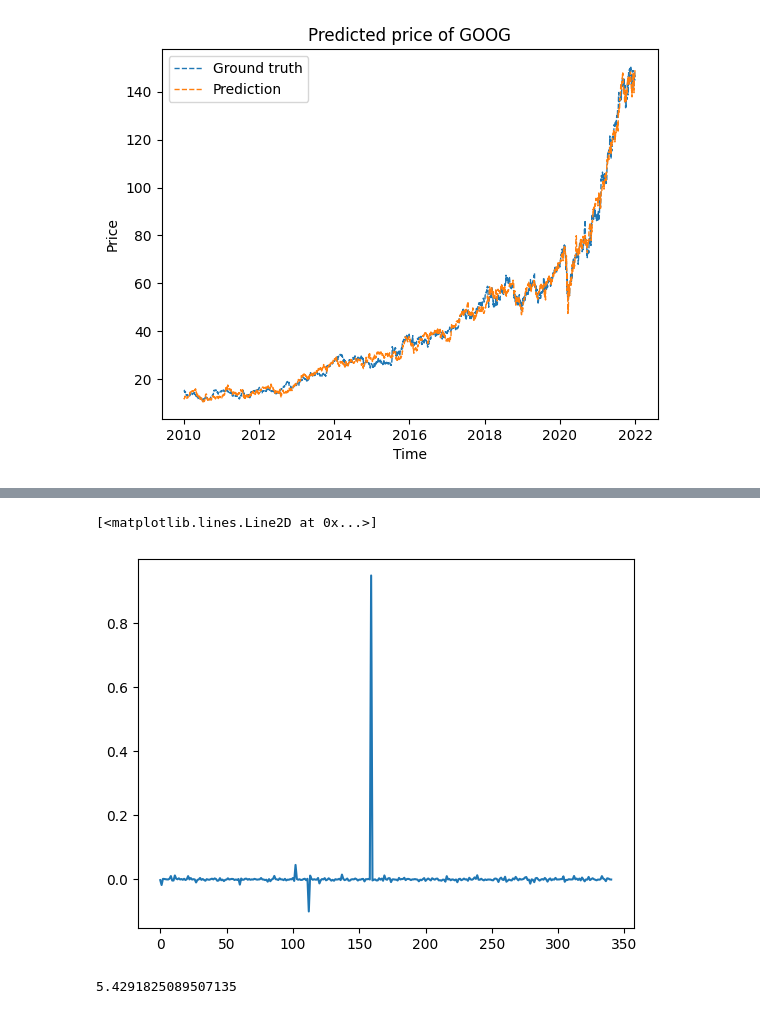
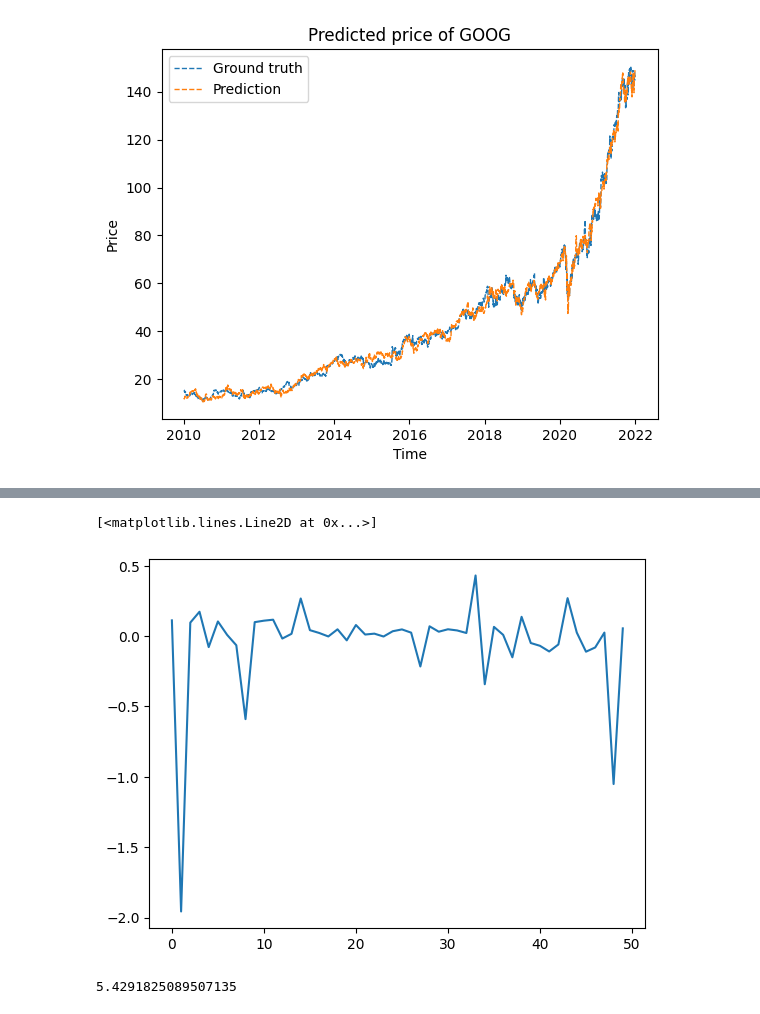
Before and after one commit to fanpu/10-708-project, a Jupyter notebook: baseline.ipynb, the cells around one changed output, grey strips where cells are left out. Drawn from its saved outputs; the diff is of its cells as text; code cells hidden in the pictures.

```diff
--- a/baseline.ipynb
+++ b/baseline.ipynb
@@ -168,5 +168,5 @@ Wall time: 22min 42s
 %%time
 with baseline_model:
     # draw 1000 posterior samples
-    idata_baseline = pm.sample(100, chains=1)
+    idata_baseline = pm.sample(1000, chains=1)
 # %% [output]
@@ -212,3 +229,7 @@ Inference data with groups:
 # %%
 sampled_alpha = idata.posterior["alpha"][0][-1].to_numpy()
 sampled_betas = idata.posterior["beta"][0][-1].to_numpy()
+# %%
+sampled_alpha_baseline = idata_baseline.posterior["alpha"][0][-1].to_numpy()
+sampled_betas_baseline = idata_baseline.posterior["beta"][0][-1].to_numpy()
+len(sampled_betas_baseline)
@@ -300,8 +356,8 @@ plt.savefig("figs/goog-mcmc.png")
 # %%
-plt.plot(sampled_betas)
+plt.plot(sampled_betas_baseline)
 # %% [output]
 [<matplotlib.lines.Line2D at 0x...>]
-[figure, old version]
+[figure, new version]
 # %%
 mse = ((predicted_price - price)**2).mean(axis=0)
 mse
```
Also changed, not shown: parts of 11 cells of this notebook, 2 other files.
